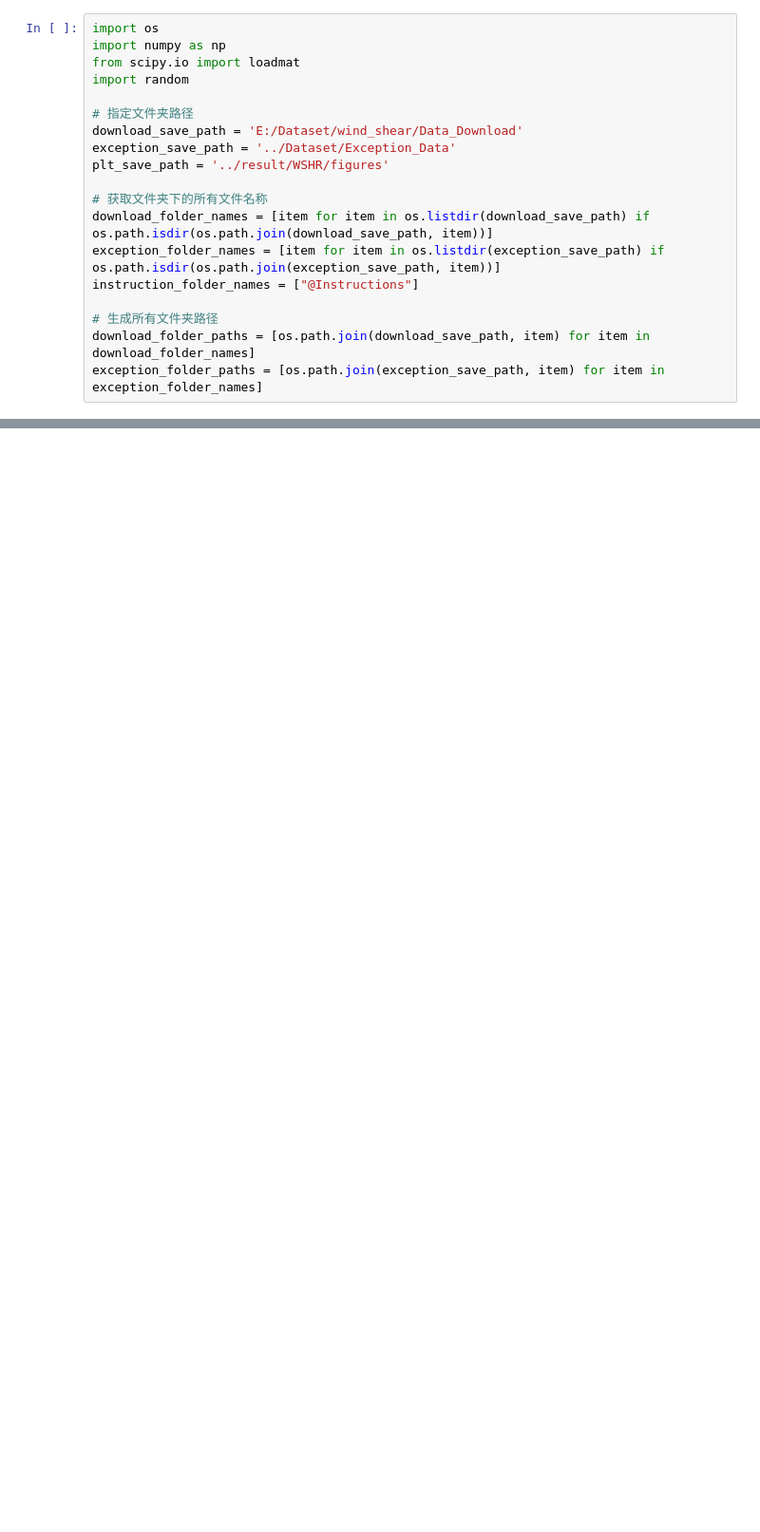
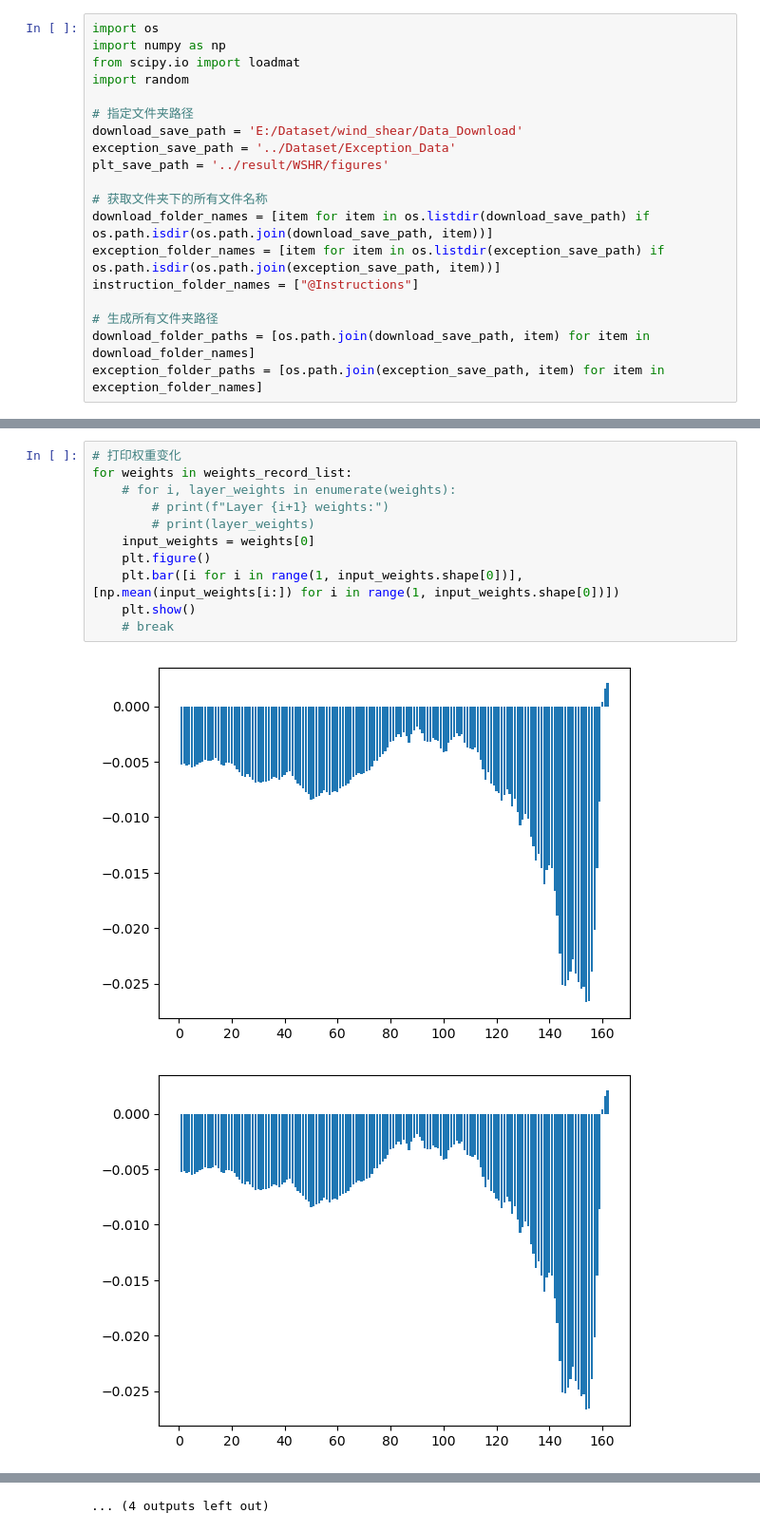
Before and after one commit to srt-uncertainty-wind/code, a Jupyter notebook: variableEvaluate_MLP.ipynb, the cells around one changed output, grey strips where cells are left out. Shown at 95% size. Drawn from its saved outputs; the diff is of its cells as text; blank space fills up the shorter version.

```diff
--- a/variableEvaluate_MLP.ipynb
+++ b/variableEvaluate_MLP.ipynb
@@ -198,0 +212,14 @@ ValueError: could not broadcast input array from shape (164,22396,1) into shape
+# %%
+# 打印权重变化
+for weights in weights_record_list:
+    # for i, layer_weights in enumerate(weights):
+        # print(f"Layer {i+1} weights:")
+        # print(layer_weights)
+    input_weights = weights[0]
+    plt.figure()
+    plt.bar([i for i in range(1, input_weights.shape[0])], [np.mean(input_weights[i:]) for i in range(1, input_weights.shape[0])])
+    plt.show()
+    # break
+# %% [output]
+[figure, added]
+[figure, added]
@@ -199,3 +236,4 @@ ValueError: could not broadcast input array from shape (164,22396,1) into shape
+... (4 outputs left out)
 # %%
 # give the preset classification of determined variables
 group_names_list = ["mechanism", "power", "control", "external", "recorder", "unclassified"]
```
Also changed, not shown: parts of 5 cells of this notebook.
